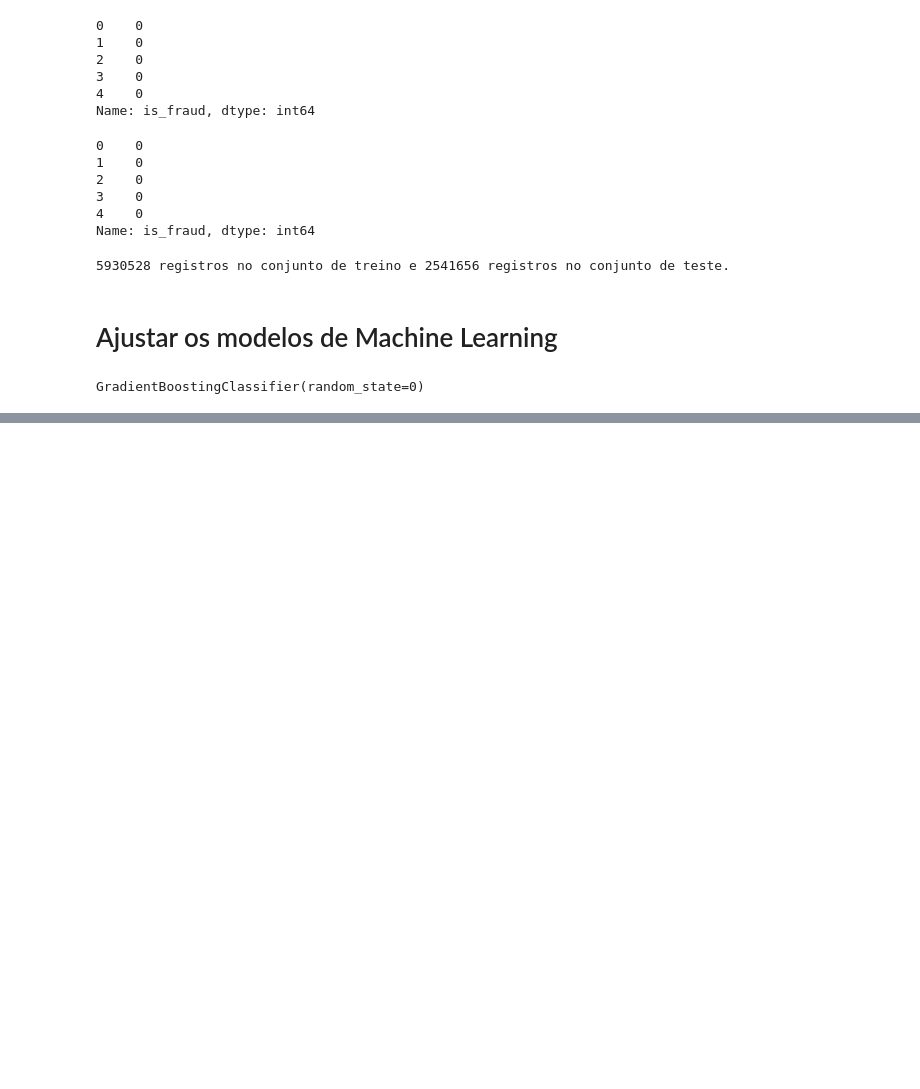
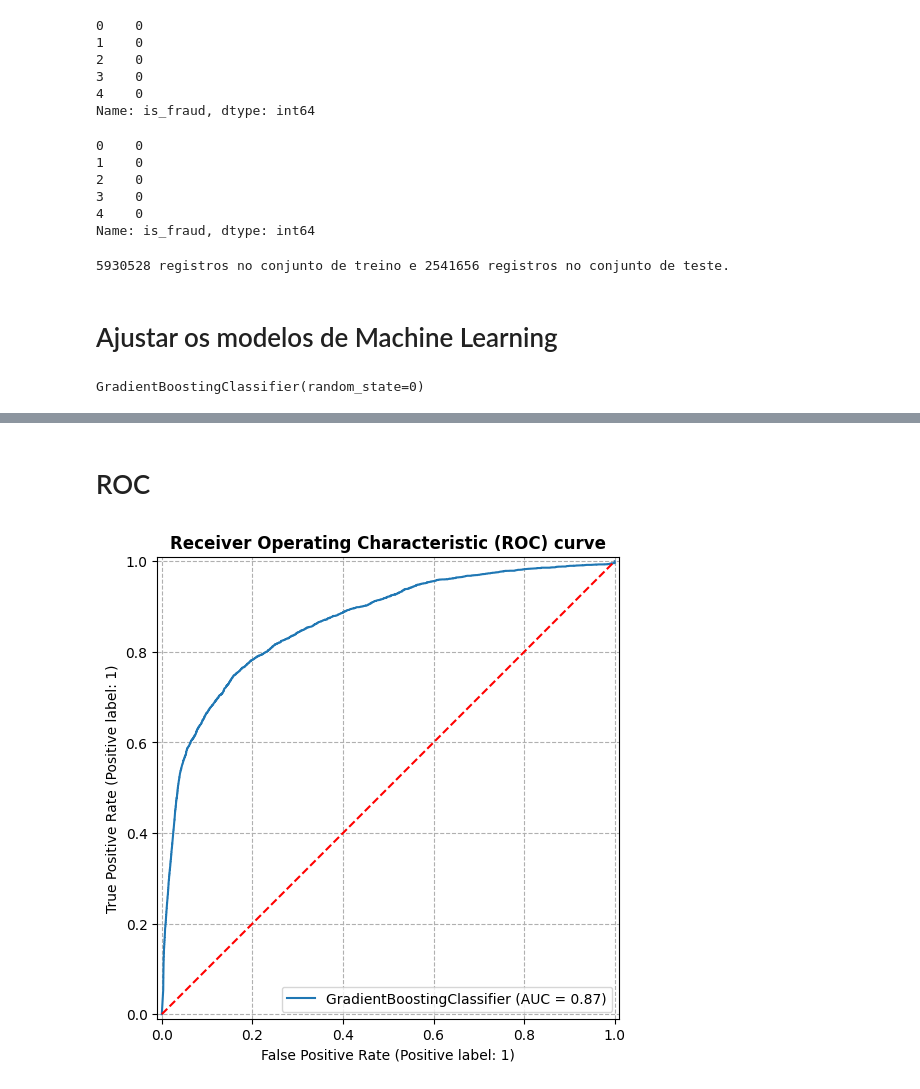
Before and after one commit to thiago2608santana/trees-ensembles, a Jupyter notebook: main.ipynb, the cells around one changed output, grey strips where cells are left out. Saved outputs shown, nothing was run; the diff lists cells and outputs as text; code cells hidden in the pictures; blank space fills up the shorter version.

```diff
--- a/main.ipynb
+++ b/main.ipynb
@@ -469,0 +539,13 @@ R2 no conjunto de teste: 0.9954
+# %% [markdown]
+# ROC
+# %%
+x_diagonal = np.arange(0, 1.1, 0.1)
+y_diagonal = np.arange(0, 1.1, 0.1)
+fig, ax_roc = plt.subplots(figsize=(8, 6))
+RocCurveDisplay.from_estimator(model, df_transformed_test, y_test, ax=ax_roc)
+ax_roc.plot(x_diagonal, y_diagonal, color='r', linestyle='--')
+ax_roc.set_title('Receiver Operating Characteristic (ROC) curve', fontsize=12, fontweight='bold')
+ax_roc.grid(linestyle='--')
+#fig.savefig('./roc_curve_.png', bbox_inches='tight')
+# %% [output]
+[figure, added]
```
Also changed, not shown: parts of 15 cells of this notebook.
